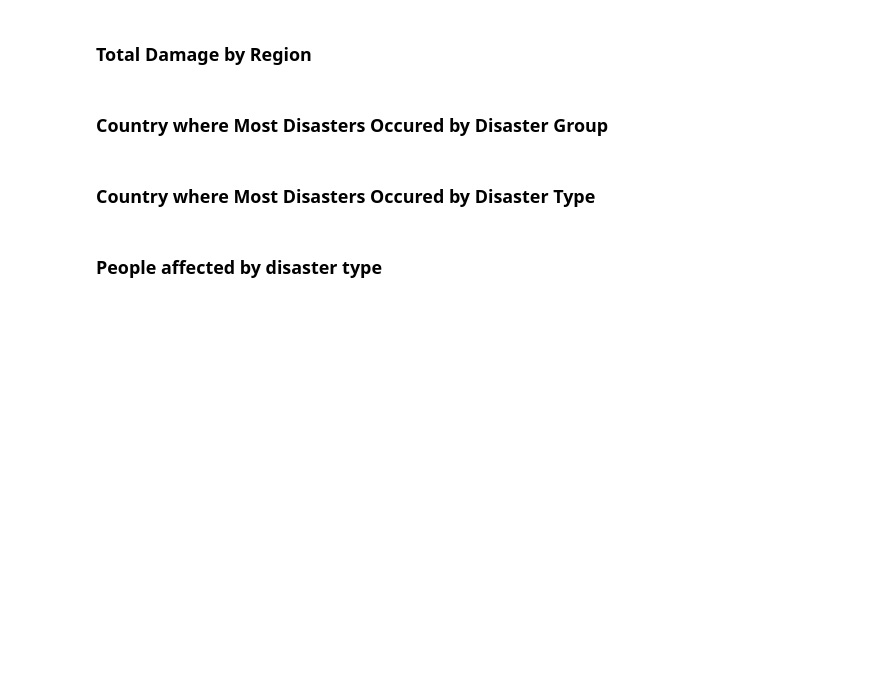
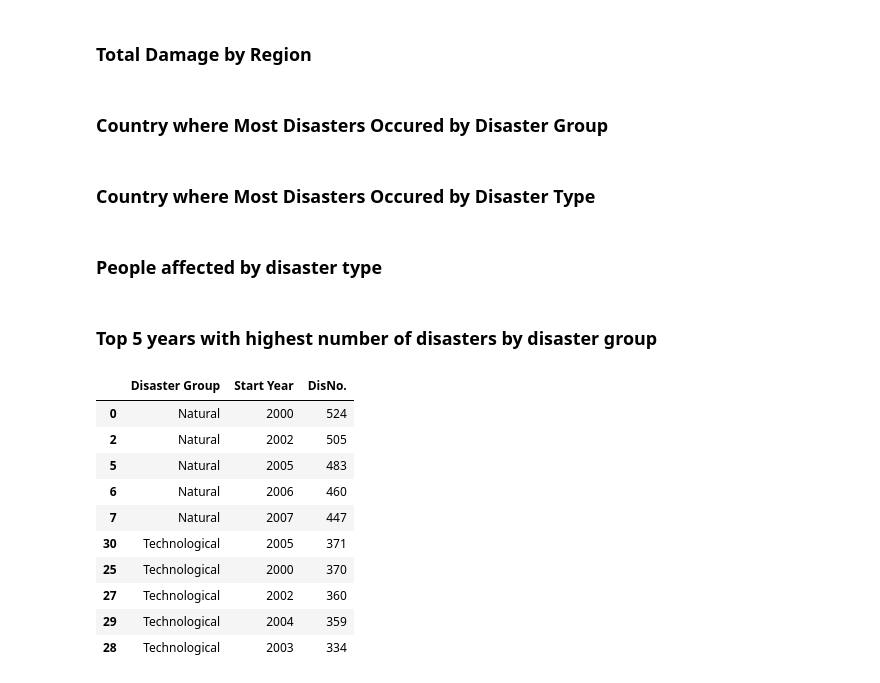
Before and after one commit to Data-Sharks/Disaster-Dataset, a Jupyter notebook: disaster_analysis.ipynb, the cells around one changed output. Cells and saved outputs as stored; diff of their text form; code cells hidden in the pictures; blank space fills up the shorter version.

```diff
--- a/disaster_analysis.ipynb
+++ b/disaster_analysis.ipynb
@@ -449,3 +449,24 @@ fig.update_layout(
 )
 
 fig.show()
+# %% [markdown]
+### Top 5 years with highest number of disasters by disaster group
+# %%
+df_disasters_by_groups_over_years = df.groupby(by = ['Disaster Group', 'Start Year'])['DisNo.'].count().reset_index().sort_values(['Disaster Group', 'DisNo.'], ascending=[True, False]).groupby(by=['Disaster Group']).head(5)
+df_disasters_by_groups_over_years = df_disasters_by_groups_over_years.loc[df_disasters_by_groups_over_years['Start Year'] != 2024]
+
+df_disasters_by_groups_over_years.to_csv(os.path.join(os.getcwd(),'CSV_files_for_dashboard','df_disasters_by_groups_over_years.csv'))
+
+df_disasters_by_groups_over_years
+# %% [output]
+|  | Disaster Group | Start Year | DisNo. |
+| 0 | Natural | 2000 | 524 |
+| 2 | Natural | 2002 | 505 |
+| 5 | Natural | 2005 | 483 |
+| 6 | Natural | 2006 | 460 |
+| 7 | Natural | 2007 | 447 |
+| 30 | Technological | 2005 | 371 |
+| 25 | Technological | 2000 | 370 |
+| 27 | Technological | 2002 | 360 |
+| 29 | Technological | 2004 | 359 |
+| 28 | Technological | 2003 | 334 |
```
Also changed, not shown: parts of 7 cells of this notebook.
